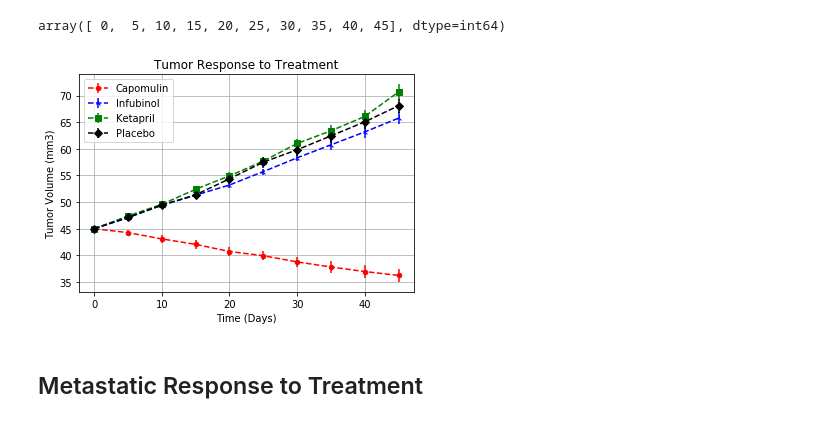
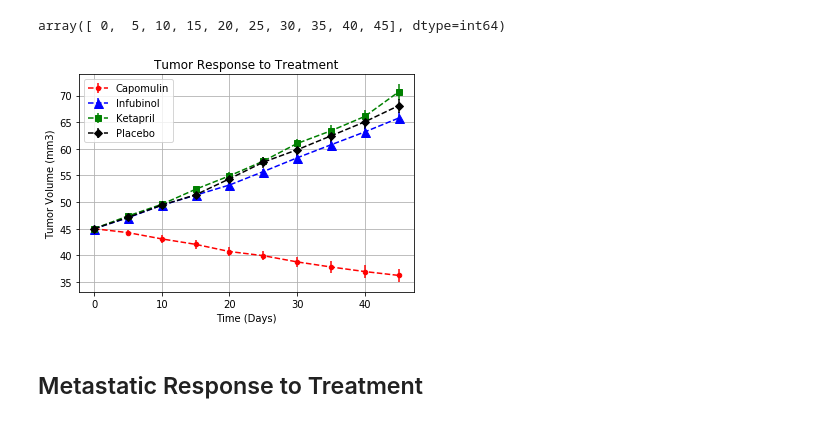
Before and after one commit to colemangis/Pymaceuticals, a Jupyter notebook: pymaceuticals_coleman.ipynb, the cells around one changed output. Saved outputs shown, nothing was run; the diff lists cells and outputs as text; code cells hidden in the pictures.

```diff
--- a/pymaceuticals_coleman.ipynb
+++ b/pymaceuticals_coleman.ipynb
@@ -129,19 +129,19 @@ array([ 0,  5, 10, 15, 20, 25, 30, 35, 40, 45], dtype=int64)
 # %%
 fig = plt.figure()
 ax = fig.add_subplot(111)
 ax.errorbar(x_axis, meanTv_pivot['Capomulin'], yerr=semTv_pivot['Capomulin'], marker='.', ls='--',color='r',markersize=9)
-ax.errorbar(x_axis, meanTv_pivot['Infubinol'], yerr=semTv_pivot['Infubinol'], marker='2', ls='--',color='b')
+ax.errorbar(x_axis, meanTv_pivot['Infubinol'], yerr=semTv_pivot['Infubinol'], marker='^', ls='--',color='b',markersize=9)
 ax.errorbar(x_axis, meanTv_pivot['Ketapril'], yerr=semTv_pivot['Ketapril'], marker='s', ls='--',color='g')
 ax.errorbar(x_axis, meanTv_pivot['Placebo'], yerr=semTv_pivot['Placebo'], marker='D', ls='--',color='k')
 
 ax.set_xlabel("Time (Days)")
 ax.set_ylabel("Tumor Volume (mm3)")
 plt.legend()
 plt.grid(True)
 plt.title('Tumor Response to Treatment')
 plt.savefig('TumorVolumeResponse.png')
 # %% [output]
-[figure, old version]
+[figure, new version]
 # %% [markdown]
 ## Metastatic Response to Treatment
 # %%
```
Also changed, not shown: parts of 3 cells of this notebook, 3 other files.
